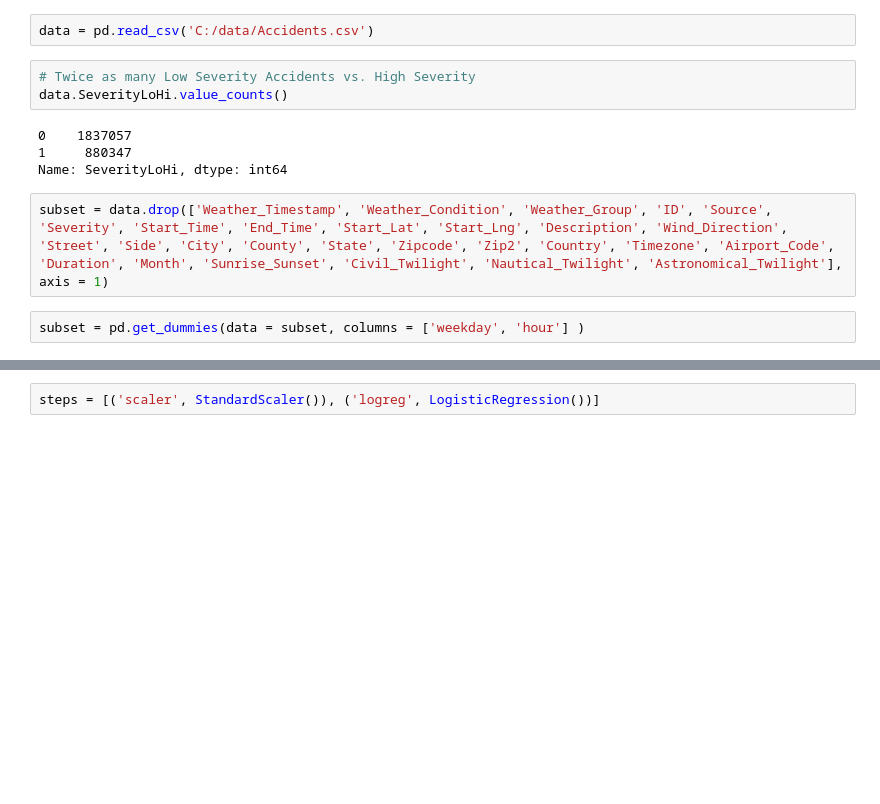
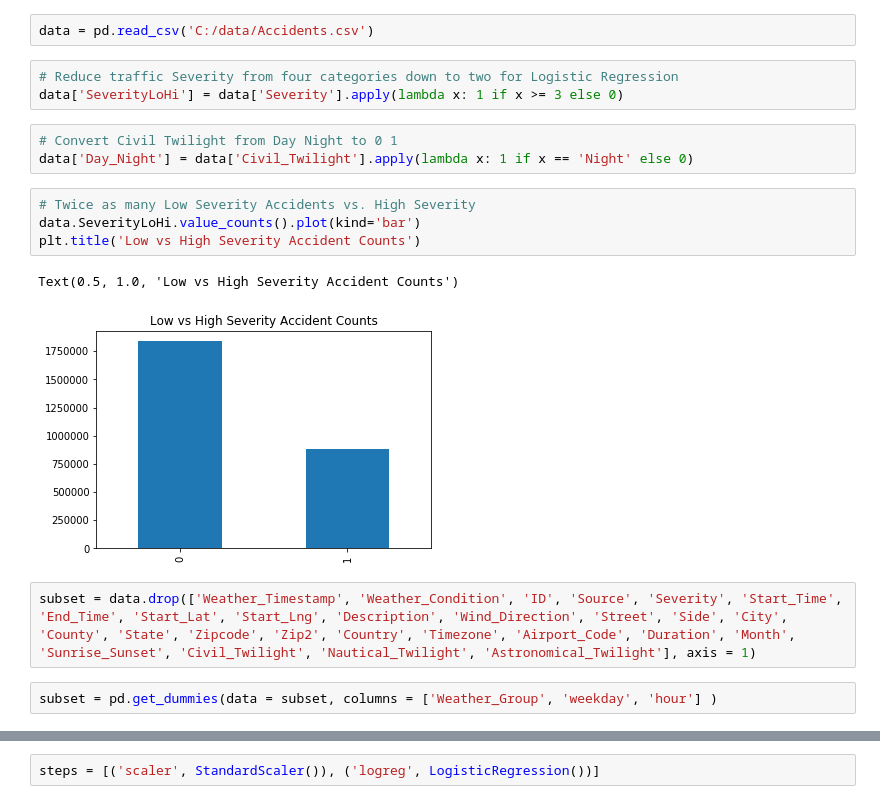
Before and after one commit to gibsongGH/Weather-Accident-Severity, a Jupyter notebook: notebooks/_Step3 - Inferential Statistical Tests.ipynb, the cells around one changed output, grey strips where cells are left out. Cells and saved outputs as stored; diff of their text form; blank space fills up the shorter version.

```diff
--- a/notebooks/_Step3 - Inferential Statistical Tests.ipynb
+++ b/notebooks/_Step3 - Inferential Statistical Tests.ipynb
@@ -12,17 +12,23 @@ import numpy as np
 import matplotlib.pyplot as plt
 # %%
 data = pd.read_csv('C:/data/Accidents.csv')
+# %%
+# Reduce traffic Severity from four categories down to two for Logistic Regression
+data['SeverityLoHi'] = data['Severity'].apply(lambda x: 1 if x >= 3 else 0)
+# %%
+# Convert Civil Twilight from Day Night to 0 1
+data['Day_Night'] = data['Civil_Twilight'].apply(lambda x: 1 if x == 'Night' else 0)
 # %%
 # Twice as many Low Severity Accidents vs. High Severity
-data.SeverityLoHi.value_counts()
+data.SeverityLoHi.value_counts().plot(kind='bar')
+plt.title('Low vs High Severity Accident Counts')
 # %% [output]
-0    1837057
-1     880347
-Name: SeverityLoHi, dtype: int64
+Text(0.5, 1.0, 'Low vs High Severity Accident Counts')
+[figure, added]
 # %%
-subset = data.drop(['Weather_Timestamp', 'Weather_Condition', 'Weather_Group', 'ID', 'Source', 'Severity', 'Start_Time', 'End_Time', 'Start_Lat', 'Start_Lng', 'Description', 'Wind_Direction', 'Street', 'Side', 'City', 'County', 'State', 'Zipcode', 'Zip2', 'Country', 'Timezone', 'Airport_Code', 'Duration', 'Month', 'Sunrise_Sunset', 'Civil_Twilight', 'Nautical_Twilight', 'Astronomical_Twilight'], axis = 1)
+subset = data.drop(['Weather_Timestamp', 'Weather_Condition', 'ID', 'Source', 'Severity', 'Start_Time', 'End_Time', 'Start_Lat', 'Start_Lng', 'Description', 'Wind_Direction', 'Street', 'Side', 'City', 'County', 'State', 'Zipcode', 'Zip2', 'Country', 'Timezone', 'Airport_Code', 'Duration', 'Month', 'Sunrise_Sunset', 'Civil_Twilight', 'Nautical_Twilight', 'Astronomical_Twilight'], axis = 1)
 # %%
-subset = pd.get_dummies(data = subset, columns = ['weekday', 'hour'] )
+subset = pd.get_dummies(data = subset, columns = ['Weather_Group', 'weekday', 'hour'] )
 # %%
 subset.columns
 # %% [output]
```
Also changed, not shown: parts of 11 cells of this notebook.
